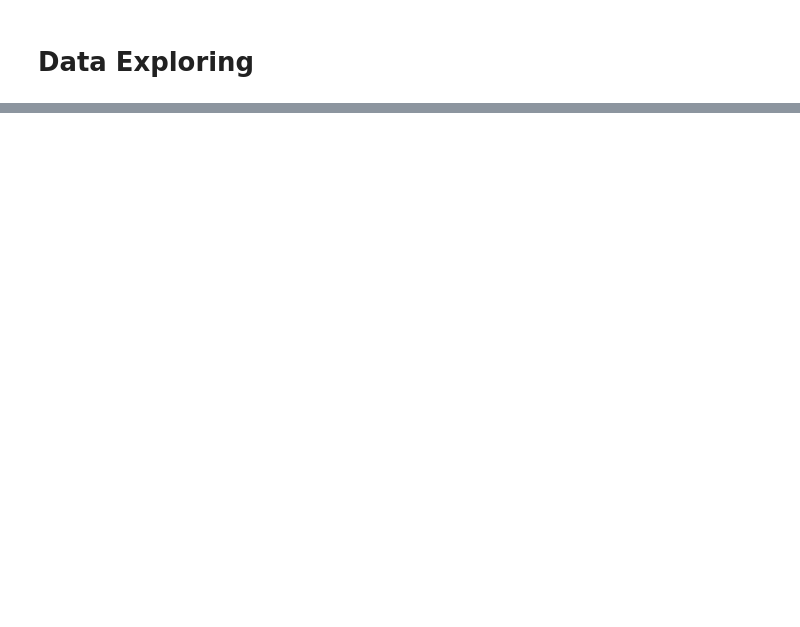
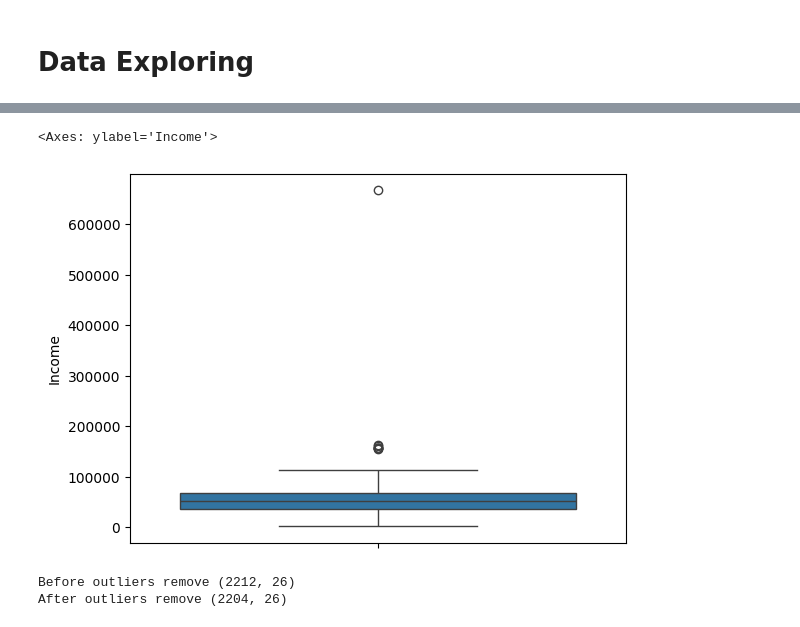
Before and after one commit to AbdessamadTzn/Data-HackathonMD4, a Jupyter notebook: main.ipynb, the cells around one changed output, grey strips where cells are left out. Cells and saved outputs as stored; diff of their text form; code cells hidden in the pictures; blank space fills up the shorter version.

```diff
--- a/main.ipynb
+++ b/main.ipynb
@@ -210,0 +209,9 @@ dtype: float64
+# %%
+# Supprimer les colonnes inutiles
+df = df.drop(columns=['ID', 'Complain','Year_Birth','Dt_Customer'])
+# %%
+# Liste des colonnes liées aux campagnes acceptées
+accepted_columns = ['AcceptedCmp1', 'AcceptedCmp2', 'AcceptedCmp3', 'AcceptedCmp4', 'AcceptedCmp5']
+
+# Créer la nouvelle colonne 'NumAcceptedCmp' qui est la somme des valeurs des colonnes de campagnes acceptées
+df['NumAcceptedCmp'] = df[accepted_columns].sum(axis=1)
@@ -210,0 +232,25 @@ dtype: float64
+# %%
+#Detect & remove outliers
+'''
+As we see for income, there is a big diff between Q3 and max, so it might be outliers vlaues
+
+'''
+sns.boxplot(df['Income'])
+# %% [output]
+<Axes: ylabel='Income'>
+[figure, added]
+# %%
+#Remove the outliers:
+Q1 = df['Income'].quantile(0.25)
+Q3 = df['Income'].quantile(0.75)
+IQR = Q3 - Q1
+
+lower_bound = Q1 - 1.5 * IQR
+upper_bound = Q3 + 1.5 * IQR
+
+print(f'Before outliers remove {df.shape}')
+df = df[(df['Income'] >= lower_bound) & (df['Income'] <= upper_bound)]
+print(f'After outliers remove {df.shape}')
+# %% [output]
+Before outliers remove (2212, 26)
+After outliers remove (2204, 26)
```
Also changed, not shown: parts of 31 cells of this notebook.
